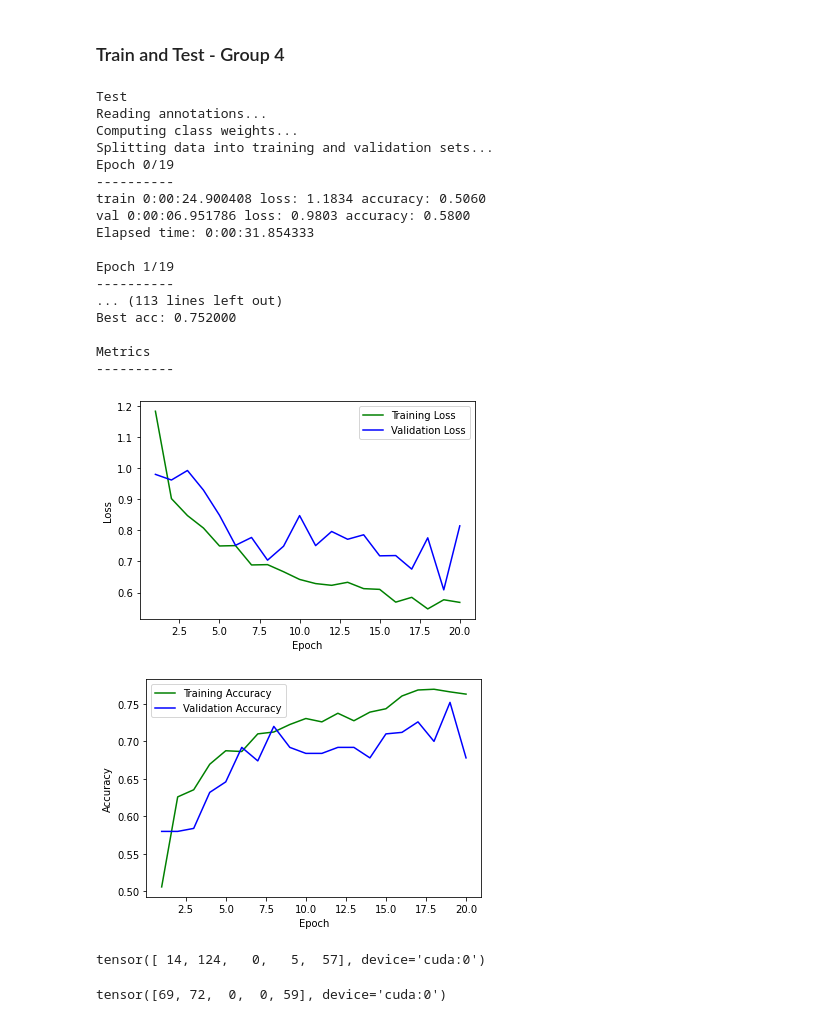
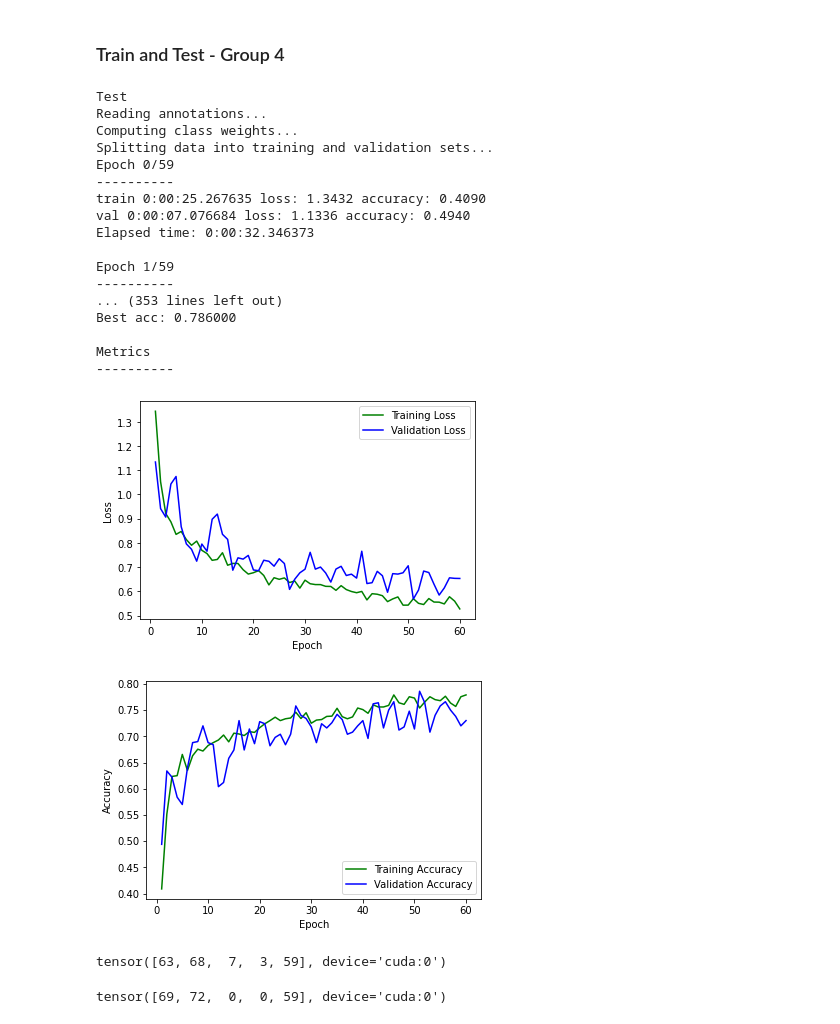
Before and after one commit to jmaness/csc591nn-projc1, a Jupyter notebook: c2.ipynb, the cells around one changed output. Saved outputs shown, nothing was run; the diff lists cells and outputs as text; code cells hidden in the pictures.

Commit message:
After 60 epochs of whole image processing with 0.5 dropout, the test distribution was:
63, 68,  7,  3, 59

```diff
--- a/c2.ipynb
+++ b/c2.ipynb
@@ -819,30 +819,30 @@ Finished generating predictions to predictions_c2_g3.csv
 # %% [markdown]
 ### Train and Test - Group 4
 # %%
-model = get_model(1024, 0.1, 128, 0.1).to(device)
-y_hat_test = train_and_test(model, group_4(), num_epochs=20)
+model = get_model(1024, 0.5, 128, 0.5).to(device)
+y_hat_test = train_and_test(model, group_4(), num_epochs=60)
 y_hat_test.bincount()
 # %% [output]
 Test
 Reading annotations...
 Computing class weights...
 Splitting data into training and validation sets...
-Epoch 0/19
+Epoch 0/59
 ----------
-train 0:00:24.900408 loss: 1.1834 accuracy: 0.5060
-val 0:00:06.951786 loss: 0.9803 accuracy: 0.5800
-Elapsed time: 0:00:31.854333
+train 0:00:25.267635 loss: 1.3432 accuracy: 0.4090
+val 0:00:07.076684 loss: 1.1336 accuracy: 0.4940
+Elapsed time: 0:00:32.346373
 
-Epoch 1/19
+Epoch 1/59
 ----------
-... (113 lines left out)
-Best acc: 0.752000
+... (353 lines left out)
+Best acc: 0.786000
 
 Metrics
 ----------
-[figure, old version]
+[figure, new version]
-[figure, old version]
+[figure, new version]
-tensor([ 14, 124,   0,   5,  57], device='cuda:0')
+tensor([63, 68,  7,  3, 59], device='cuda:0')
 # %%
 del model
 # %%
```
